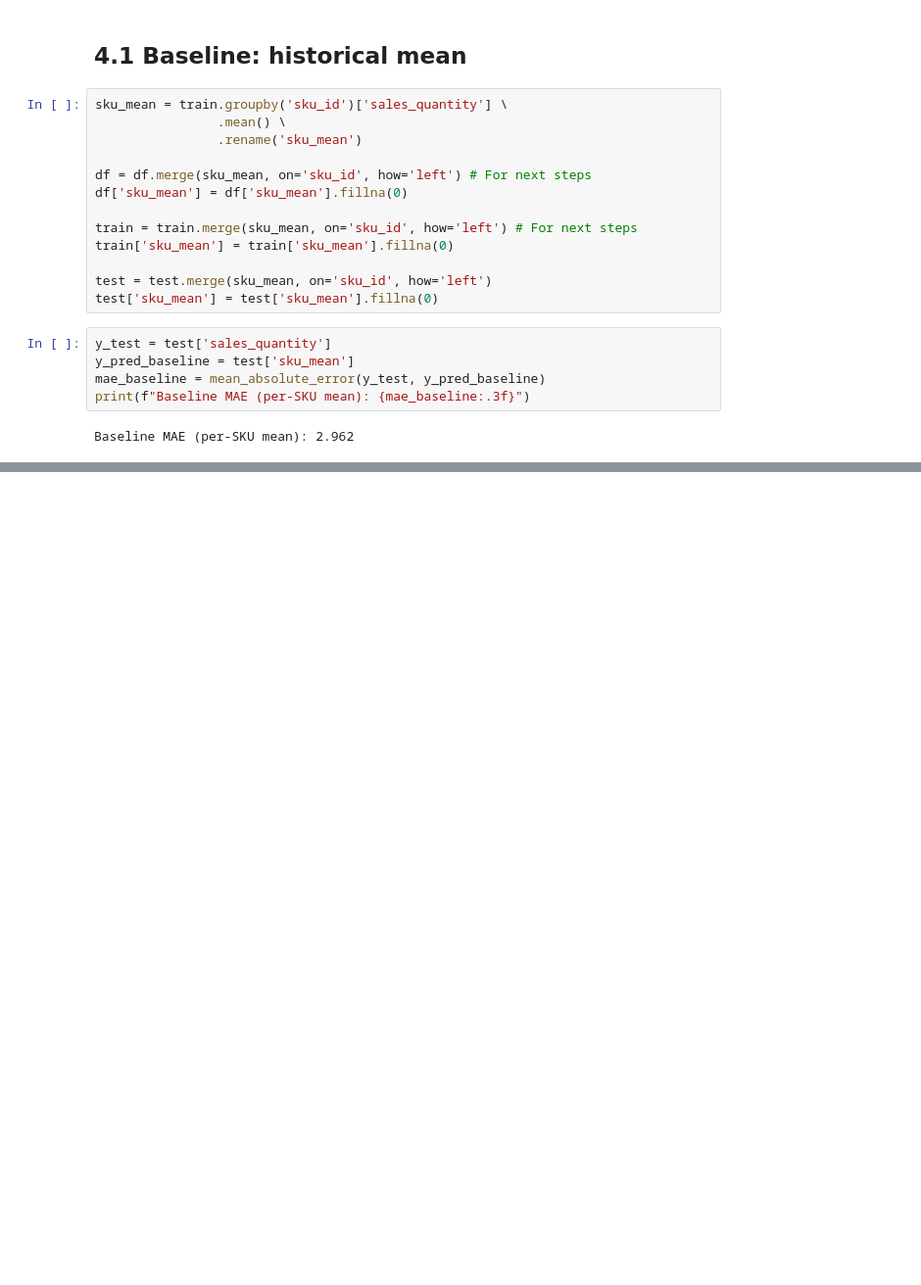
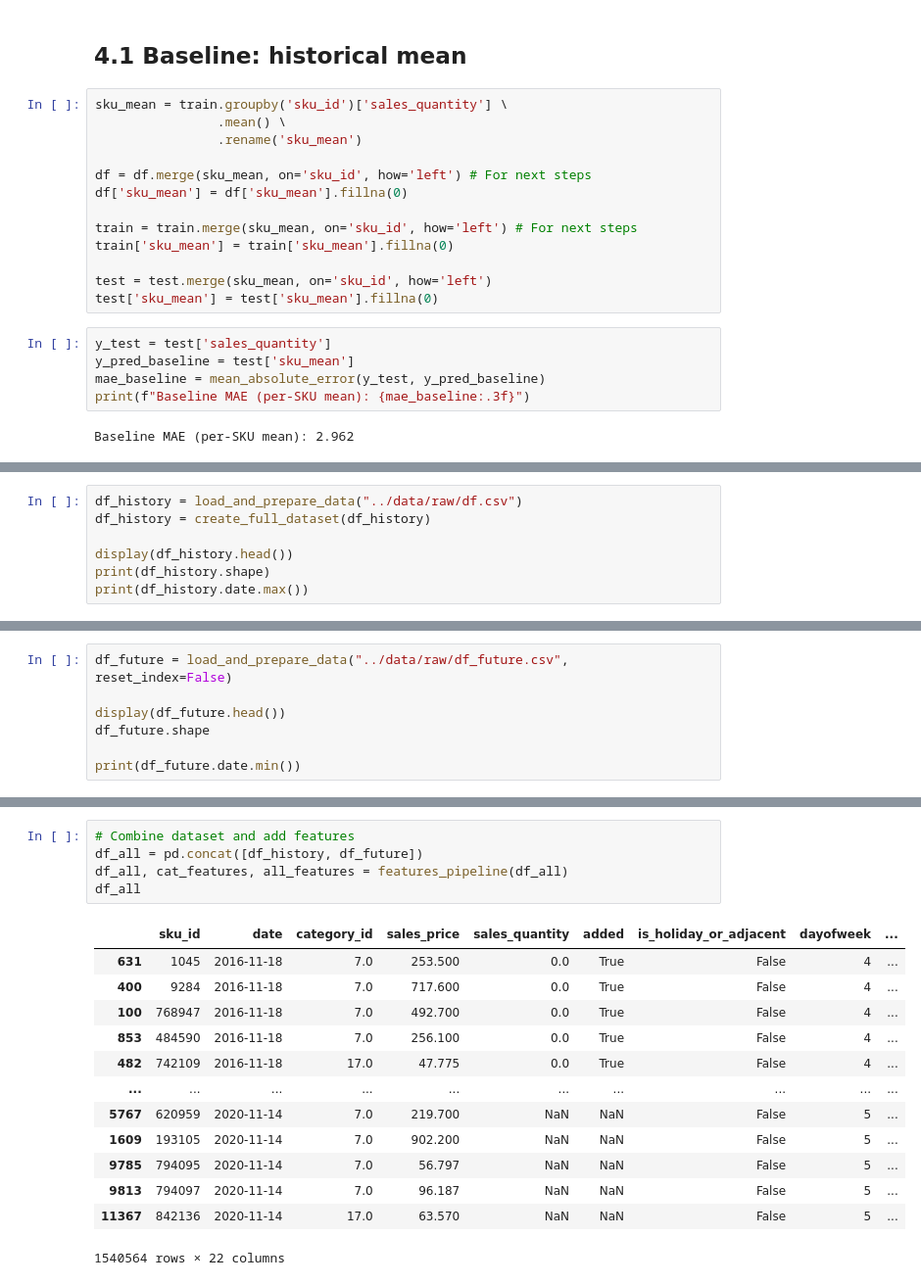
Before and after one commit to starovit/forecast-sales, a Jupyter notebook: notebooks/02_model.ipynb, the cells around one changed output, grey strips where cells are left out. Shown at 98% size. Drawn from its saved outputs; the diff is of its cells as text; blank space fills up the shorter version.

Commit message:
Catboost Future Prediction with File

```diff
--- a/notebooks/02_model.ipynb
+++ b/notebooks/02_model.ipynb
@@ -214,0 +216,7 @@ print(f"Full CatBoost MAE with extra features: {mae_full:.3f}\n")
+# %%
+df_history = load_and_prepare_data("../data/raw/df.csv")
+df_history = create_full_dataset(df_history)
+
+display(df_history.head())
+print(df_history.shape)
+print(df_history.date.max())
@@ -214,0 +232,7 @@ print(f"Full CatBoost MAE with extra features: {mae_full:.3f}\n")
+# %%
+df_future = load_and_prepare_data("../data/raw/df_future.csv", reset_index=False)
+
+display(df_future.head())
+df_future.shape
+
+print(df_future.date.min())
@@ -214,0 +253,19 @@ print(f"Full CatBoost MAE with extra features: {mae_full:.3f}\n")
+# %%
+# Combine dataset and add features
+df_all = pd.concat([df_history, df_future])
+df_all, cat_features, all_features = features_pipeline(df_all)
+df_all
+# %% [output]
+|  | sku_id | date | category_id | sales_price | sales_quantity | added | is_holiday_or_adjacent | dayofweek | ... |
+| 631 | 1045 | 2016-11-18 | 7.0 | 253.500 | 0.0 | True | False | 4 | ... |
+| 400 | 9284 | 2016-11-18 | 7.0 | 717.600 | 0.0 | True | False | 4 | ... |
+| 100 | 768947 | 2016-11-18 | 7.0 | 492.700 | 0.0 | True | False | 4 | ... |
+| 853 | 484590 | 2016-11-18 | 7.0 | 256.100 | 0.0 | True | False | 4 | ... |
+| 482 | 742109 | 2016-11-18 | 17.0 | 47.775 | 0.0 | True | False | 4 | ... |
+| ... | ... | ... | ... | ... | ... | ... | ... | ... | ... |
+| 5767 | 620959 | 2020-11-14 | 7.0 | 219.700 | NaN | NaN | False | 5 | ... |
+| 1609 | 193105 | 2020-11-14 | 7.0 | 902.200 | NaN | NaN | False | 5 | ... |
+| 9785 | 794095 | 2020-11-14 | 7.0 | 56.797 | NaN | NaN | False | 5 | ... |
+| 9813 | 794097 | 2020-11-14 | 7.0 | 96.187 | NaN | NaN | False | 5 | ... |
+| 11367 | 842136 | 2020-11-14 | 17.0 | 63.570 | NaN | NaN | False | 5 | ... |
+1540564 rows × 22 columns
```
Also changed, not shown: parts of 20 cells of this notebook, 4 other files.
